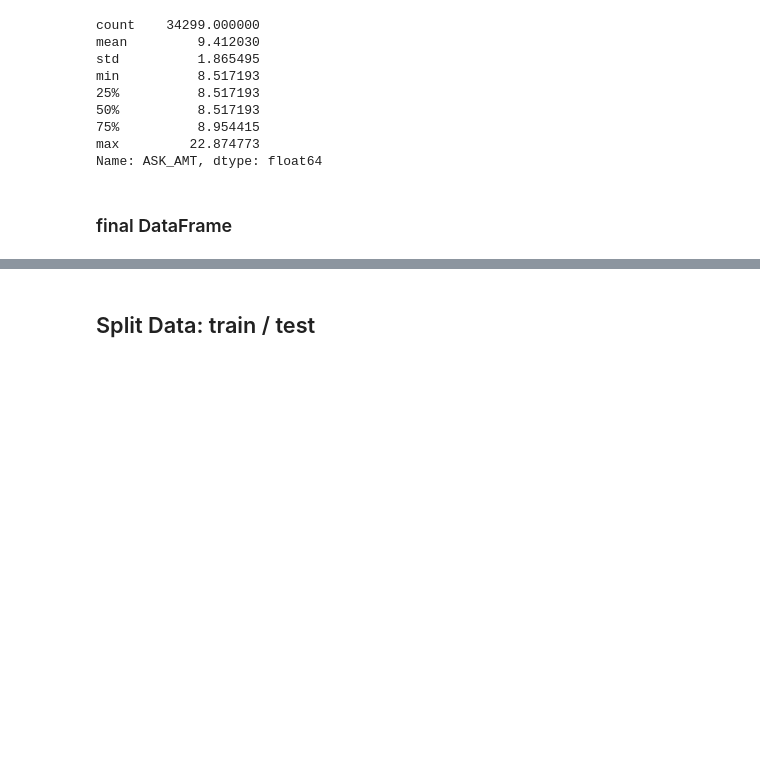
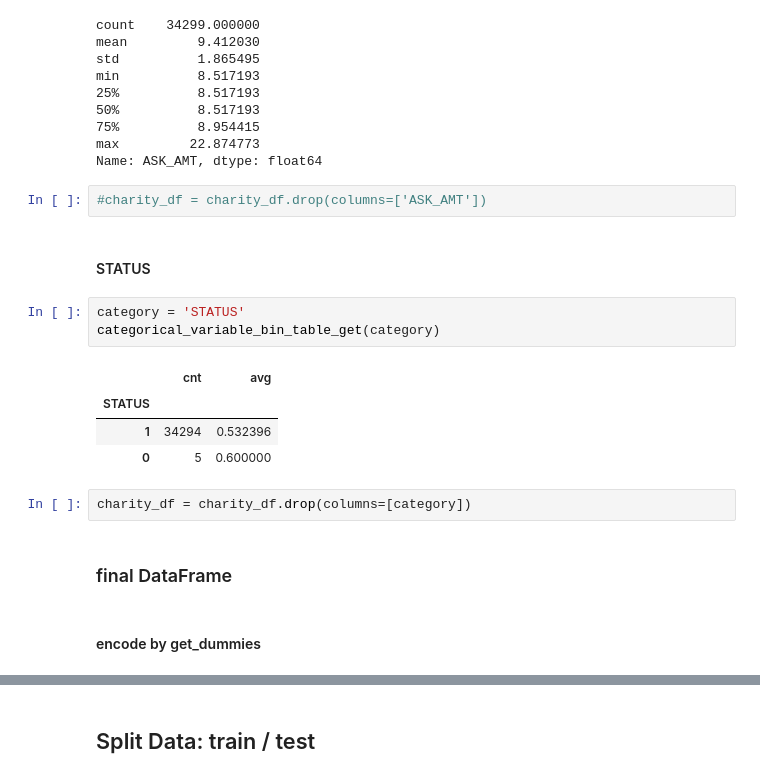
Before and after one commit to pqrt12/Neural_Networks, a Jupyter notebook: AlphabetSoupChallenge.ipynb, the cells around one changed output, grey strips where cells are left out. Drawn from its saved outputs; the diff is of its cells as text; blank space fills up the shorter version.

```diff
--- a/AlphabetSoupChallenge.ipynb
+++ b/AlphabetSoupChallenge.ipynb
@@ -380,6 +385,22 @@ min          8.517193
 75%          8.954415
 max         22.874773
 Name: ASK_AMT, dtype: float64
+# %%
+#charity_df = charity_df.drop(columns=['ASK_AMT'])
+# %% [markdown]
+#### STATUS
+# %%
+category = 'STATUS'
+categorical_variable_bin_table_get(category)
+# %% [output]
+|  | cnt | avg |
+| STATUS |  |  |
+| 1 | 34294 | 0.532396 |
+| 0 | 5 | 0.600000 |
+# %%
+charity_df = charity_df.drop(columns=[category])
 # %% [markdown]
 ### final DataFrame
+# %% [markdown]
+#### encode by get_dummies
 # %%
```
Also changed, not shown: parts of 11 cells of this notebook.
